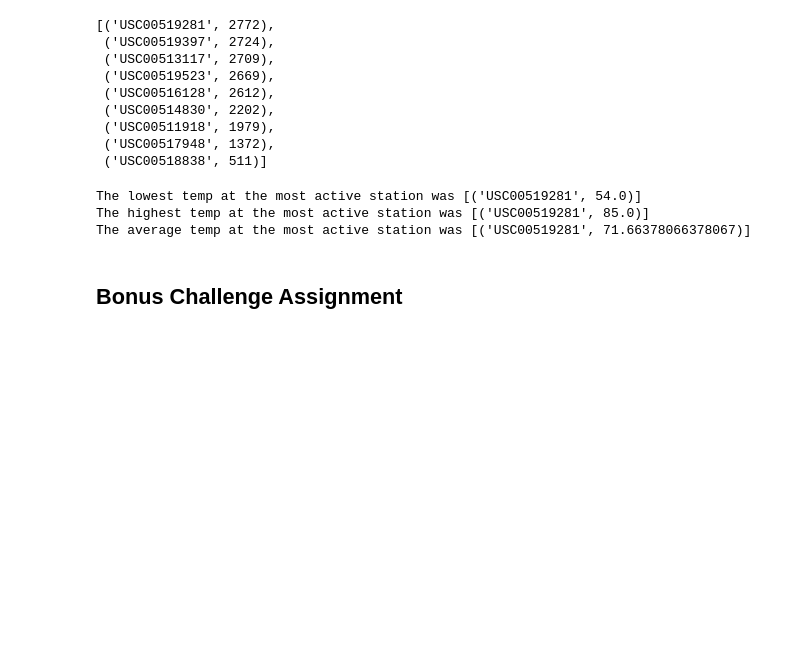
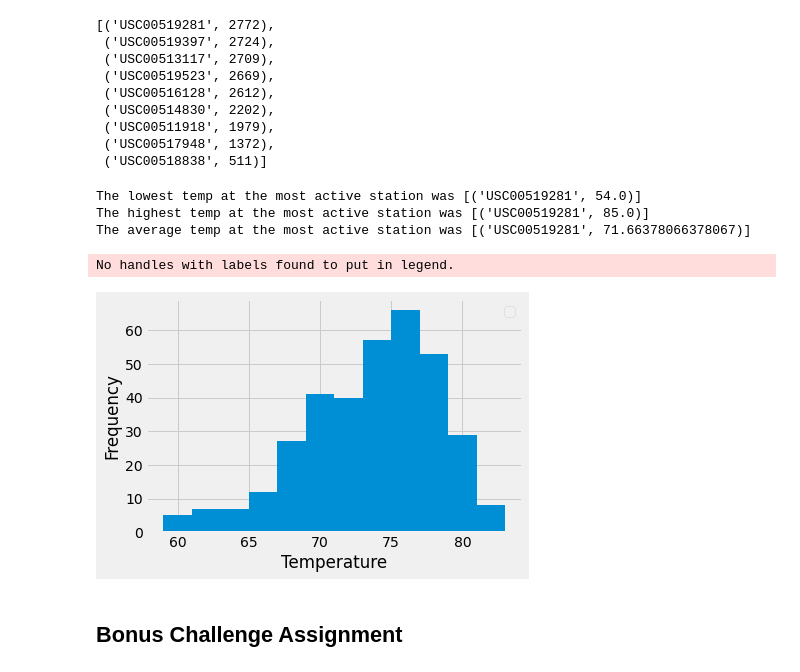
Before and after one commit to alpheus23/sqlalchemy-challenge, a Jupyter notebook: climate.ipynb, the cells around one changed output. Cells and saved outputs as stored; diff of their text form; code cells hidden in the pictures; blank space fills up the shorter version.

Commit message:
Created histogram

```diff
--- a/climate.ipynb
+++ b/climate.ipynb
@@ -121,6 +121,21 @@ The average temp at the most active station was [('USC00519281', 71.663780663780
 # %%
 # Choose the station with the highest number of temperature observations.
 # Query the last 12 months of temperature observation data for this station and plot the results as a histogram
+temps = session.query(Measurement.tobs).\
+    filter(Measurement.station == 'USC00519281').\
+    filter(Measurement.date >= prev_year).all()
+
+temps_df = pd.DataFrame(temps, columns=['Temp'])
+
+plt.hist(temps_df['Temp'], bins=12)
+plt.xlabel("Temperature")
+plt.ylabel("Frequency")
+plt.legend()
+
+plt.show()
+# %% [output]
+No handles with labels found to put in legend.
+[figure, added]
 # %% [markdown]
 ## Bonus Challenge Assignment
 # %%
```
